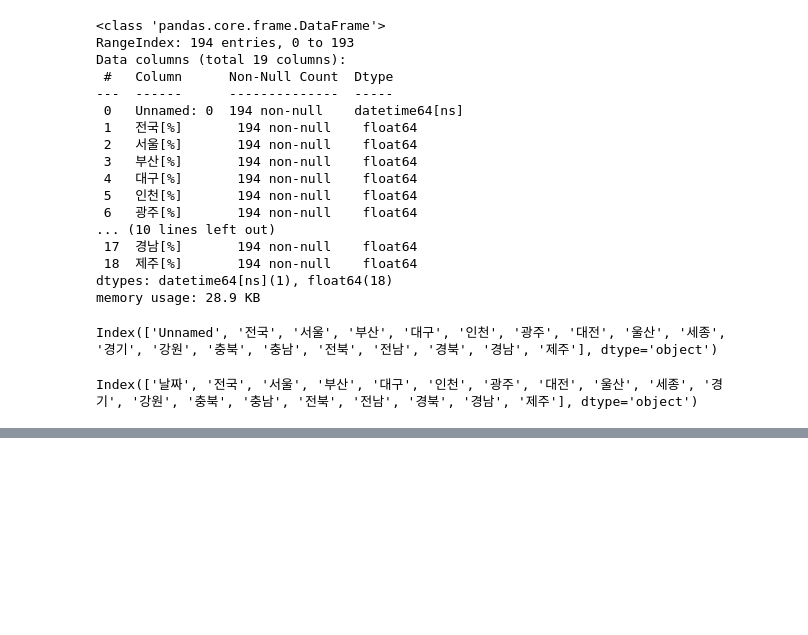
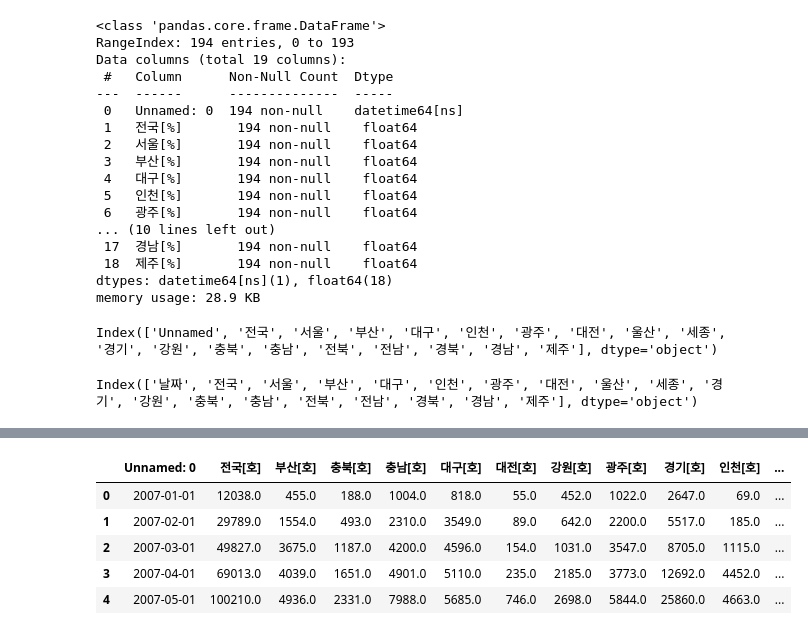
Before and after one commit to sunny0103/personal_project_public_data, a Jupyter notebook: Korea Real Estate Visualization.ipynb, the cells around one changed output, grey strips where cells are left out. Cells and saved outputs as stored; diff of their text form; code cells hidden in the pictures; blank space fills up the shorter version.

```diff
--- a/Korea Real Estate Visualization.ipynb
+++ b/Korea Real Estate Visualization.ipynb
@@ -100,0 +218,10 @@ for i in enumerate(tempre):
+# %%
+permit=pd.read_csv('data/realestate/주택건설인허가실적.csv',parse_dates=True)
+permit.head()
+# %% [output]
+|  | Unnamed: 0 | 전국[호] | 부산[호] | 충북[호] | 충남[호] | 대구[호] | 대전[호] | 강원[호] | 광주[호] | 경기[호] | 인천[호] | ... |
+| 0 | 2007-01-01 | 12038.0 | 455.0 | 188.0 | 1004.0 | 818.0 | 55.0 | 452.0 | 1022.0 | 2647.0 | 69.0 | ... |
+| 1 | 2007-02-01 | 29789.0 | 1554.0 | 493.0 | 2310.0 | 3549.0 | 89.0 | 642.0 | 2200.0 | 5517.0 | 185.0 | ... |
+| 2 | 2007-03-01 | 49827.0 | 3675.0 | 1187.0 | 4200.0 | 4596.0 | 154.0 | 1031.0 | 3547.0 | 8705.0 | 1115.0 | ... |
+| 3 | 2007-04-01 | 69013.0 | 4039.0 | 1651.0 | 4901.0 | 5110.0 | 235.0 | 2185.0 | 3773.0 | 12692.0 | 4452.0 | ... |
+| 4 | 2007-05-01 | 100210.0 | 4936.0 | 2331.0 | 7988.0 | 5685.0 | 746.0 | 2698.0 | 5844.0 | 25860.0 | 4663.0 | ... |
```
Also changed, not shown: parts of 15 cells of this notebook.
